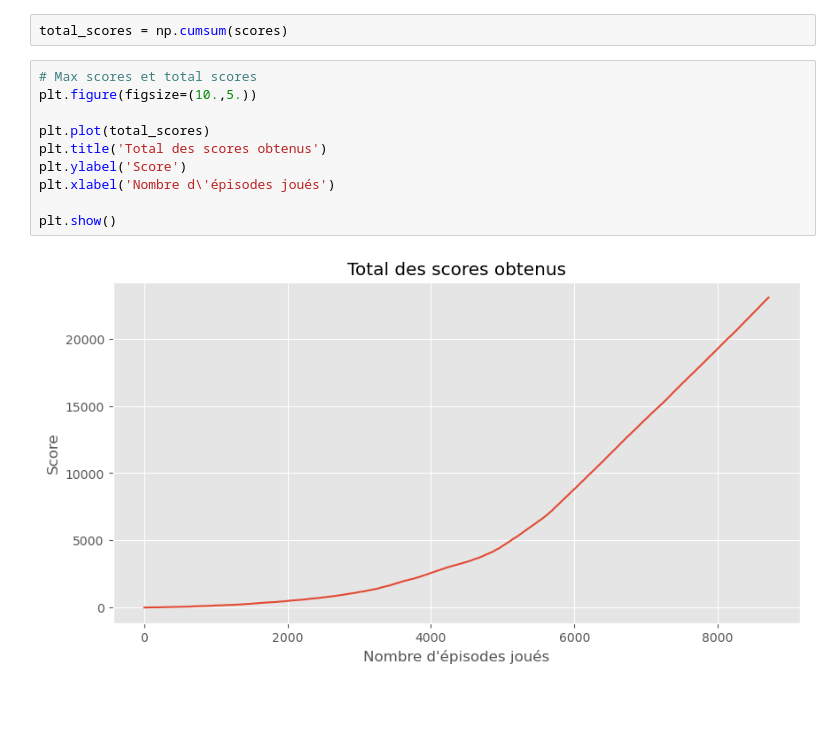
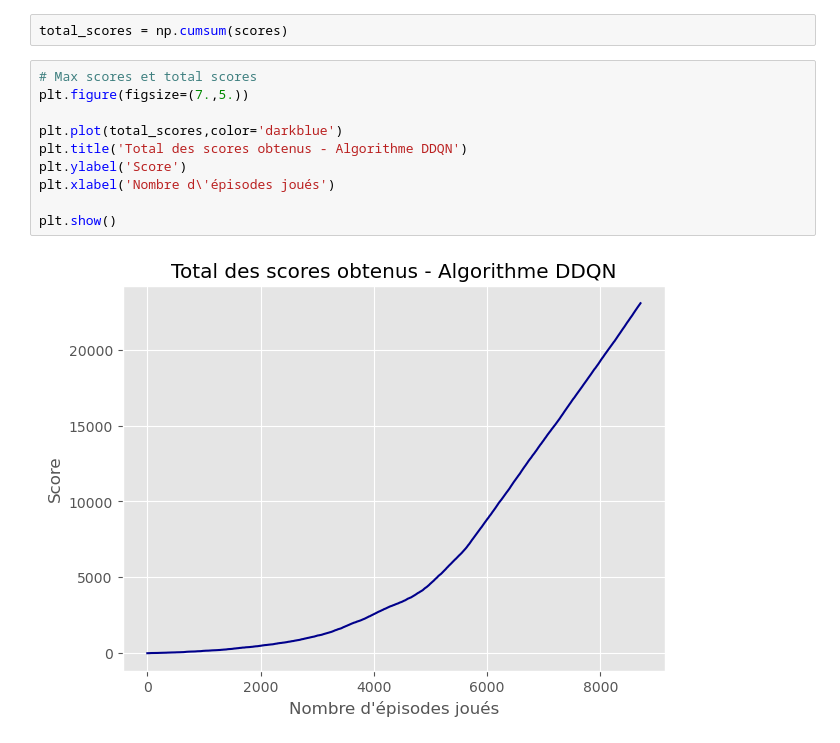
Before and after one commit to aurianegbt/Reinforcment_Learning_DQN, a Jupyter notebook: DDQN/Résultats DDQN.ipynb, the cells around one changed output. Saved outputs shown, nothing was run; the diff lists cells and outputs as text; blank space fills up the shorter version.

```diff
--- a/DDQN/Résultats DDQN.ipynb
+++ b/DDQN/Résultats DDQN.ipynb
@@ -50,13 +50,13 @@ for i,k in enumerate(listK):
 total_scores = np.cumsum(scores)
 # %%
 # Max scores et total scores
-plt.figure(figsize=(10.,5.))
+plt.figure(figsize=(7.,5.))
 
-plt.plot(total_scores)
-plt.title('Total des scores obtenus')
+plt.plot(total_scores,color='darkblue')
+plt.title('Total des scores obtenus - Algorithme DDQN')
 plt.ylabel('Score')
 plt.xlabel('Nombre d\'épisodes joués')
 
 plt.show()
 # %% [output]
-[figure, old version]
+[figure, new version]
```
Also changed, not shown: parts of 1 cell of this notebook, 8 other files.
